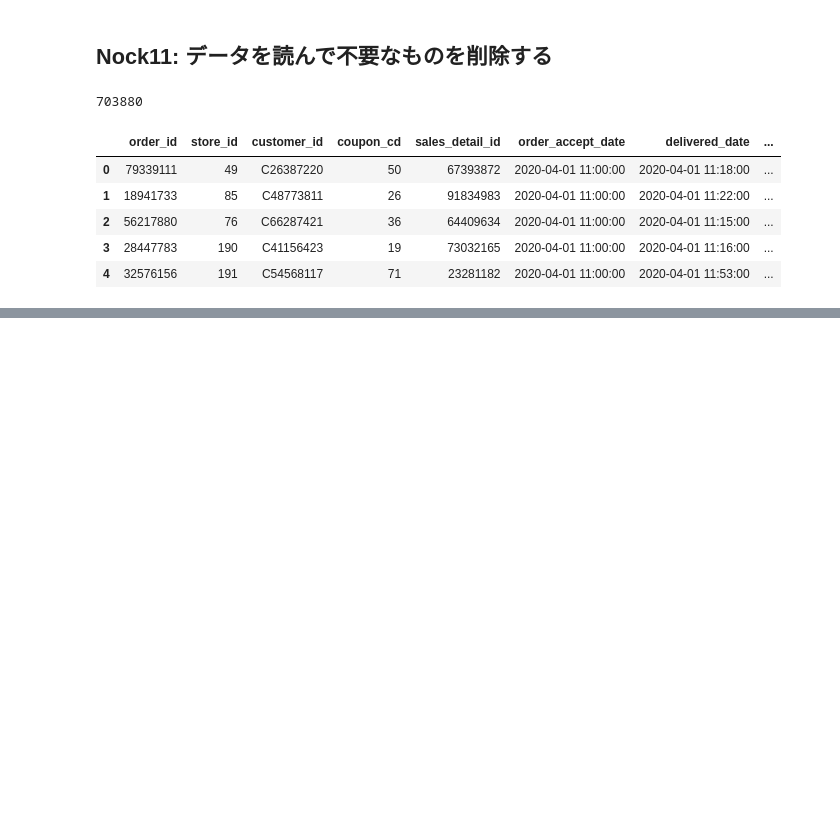
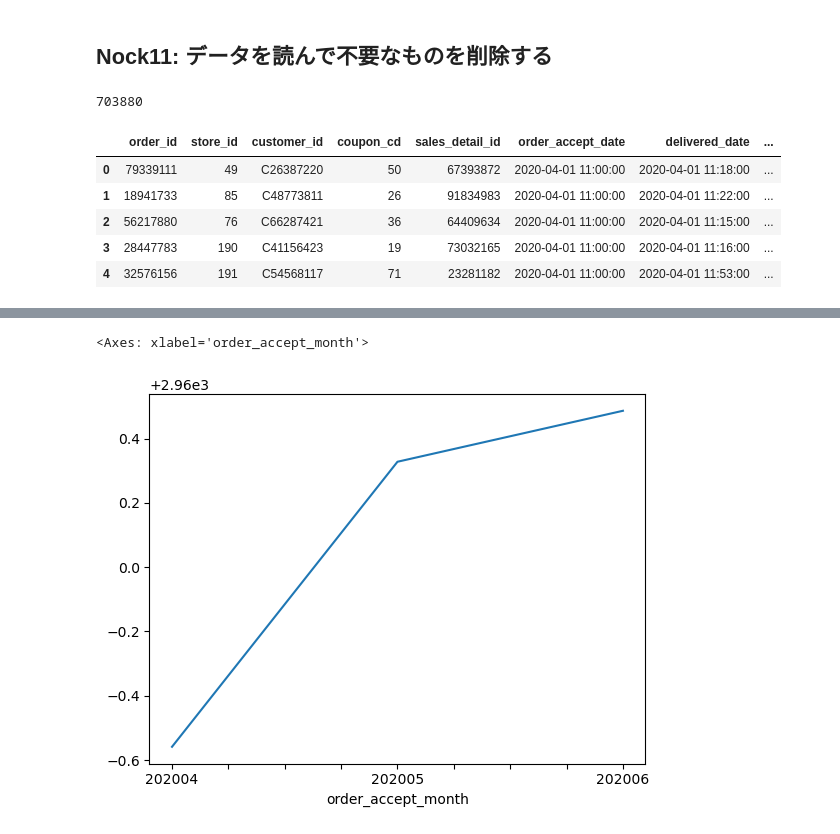
Before and after one commit to 28kayak/data_nock, a Jupyter notebook: data_analytics_ch2.ipynb, the cells around one changed output, grey strips where cells are left out. Saved outputs shown, nothing was run; the diff lists cells and outputs as text; code cells hidden in the pictures; blank space fills up the shorter version.

```diff
--- a/data_analytics_ch2.ipynb
+++ b/data_analytics_ch2.ipynb
@@ -21,0 +168,6 @@ order_data.head()
+# %%
+# 平均の推移
+month_data['total_amount'].mean().plot()
+# %% [output]
+<Axes: xlabel='order_accept_month'>
+[figure, added]
```
Also changed, not shown: parts of 16 cells of this notebook.
